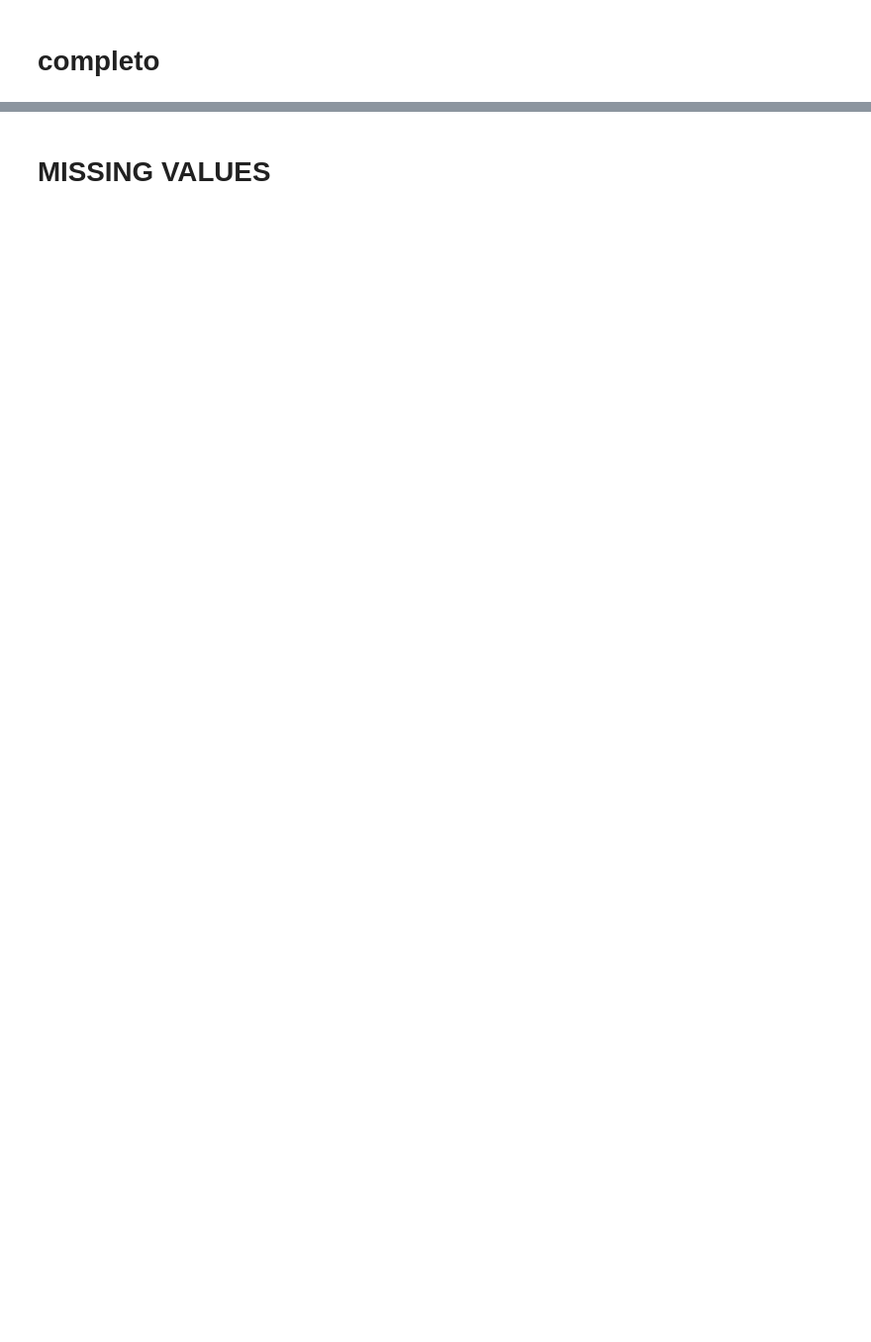
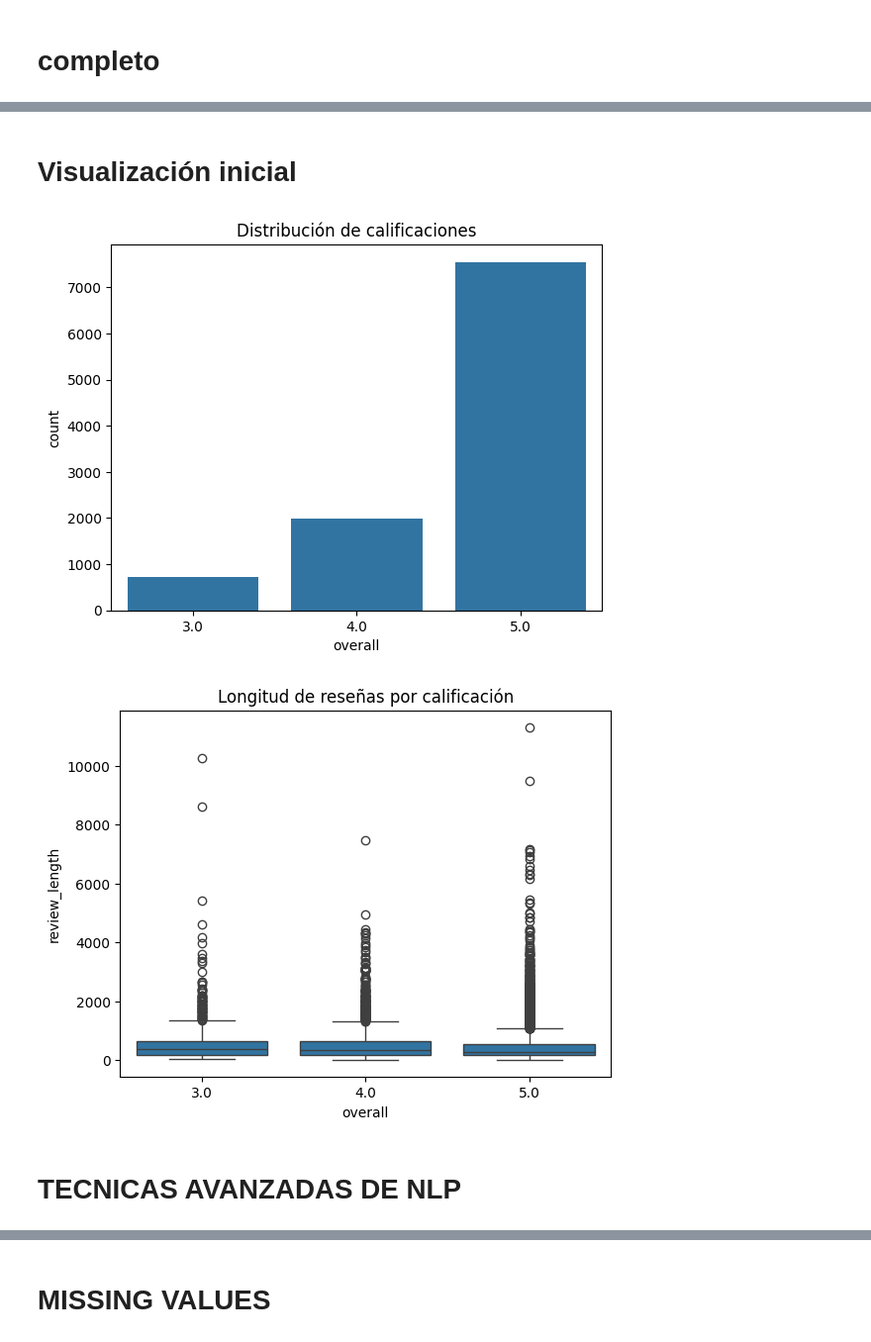
Before and after one commit to mkltc/RETO2, a Jupyter notebook: modeloFinal copy.ipynb, the cells around one changed output, grey strips where cells are left out. Shown at 99% size. Cells and saved outputs as stored; diff of their text form; code cells hidden in the pictures; blank space fills up the shorter version.

```diff
--- a/modeloFinal copy.ipynb
+++ b/modeloFinal copy.ipynb
@@ -142,0 +47,16 @@ y = valoraciones['sentimientos']
+# %%
+print("Primeras filas del dataset:")
+print(valoraciones.head())
+
+print("\nInformación del dataset:")
+print(valoraciones.info())
+
+print("\nEstadísticas descriptivas de la calificación 'overall':")
+print(valoraciones['overall'].describe())
+
+print("\nDistribución de calificaciones (overall):")
+print(valoraciones['overall'].value_counts())
+
+valoraciones['review_length'] = valoraciones['reviewText'].apply(len)
+print("\nLongitud promedio de las reseñas:")
+print(valoraciones['review_length'].mean())
@@ -142,0 +81,15 @@ y = valoraciones['sentimientos']
+# %% [markdown]
+# Visualización inicial
+# %%
+sns.countplot(x='overall', data=valoraciones)
+plt.title('Distribución de calificaciones')
+plt.show()
+
+sns.boxplot(x='overall', y='review_length', data=valoraciones)
+plt.title('Longitud de reseñas por calificación')
+plt.show()
+# %% [output]
+[figure, added]
+[figure, added]
+# %% [markdown]
+# TECNICAS AVANZADAS DE NLP
```
Also changed, not shown: parts of 14 cells of this notebook.
